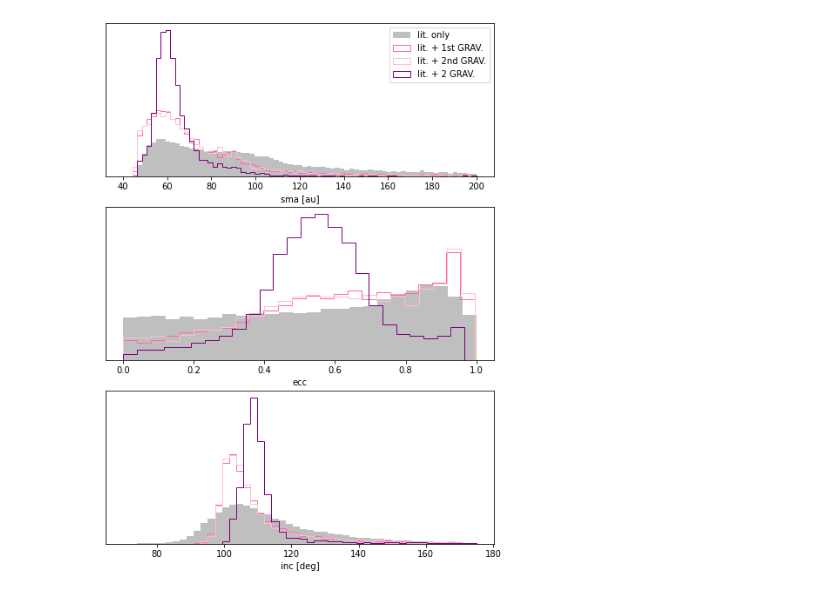
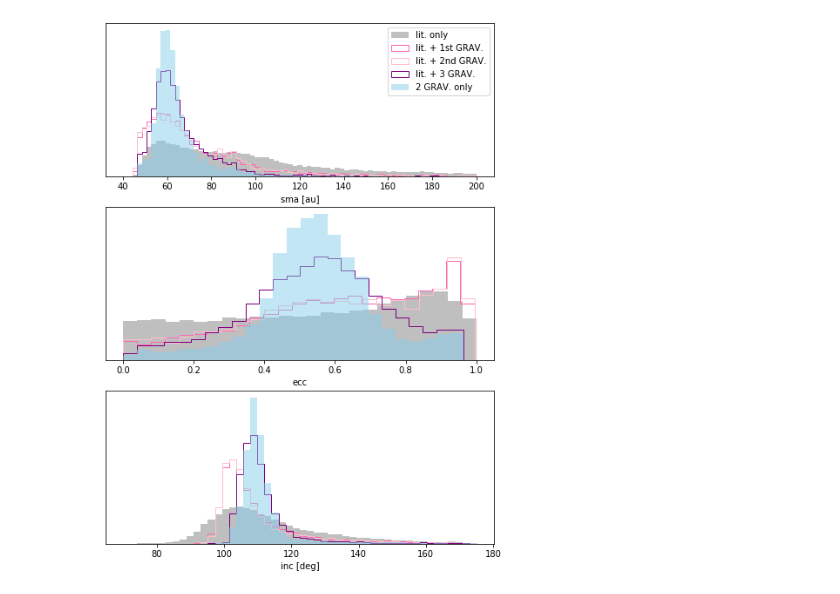
Before and after one commit to sblunt/hip65426, a Jupyter notebook: orbit_plots.ipynb, the cells around one changed output. Cells and saved outputs as stored; diff of their text form; code cells hidden in the pictures.

Commit message:
add in third grav point

```diff
--- a/orbit_plots.ipynb
+++ b/orbit_plots.ipynb
@@ -66,34 +172,69 @@ for param in params.keys():
         plt.close()
 # %%
 # plot all the sma, ecc, and inc posteriors
-fig, ax = plt.subplots(3, 1, figsize=(8,11))
+fig, ax = plt.subplots(3, 1, figsize=(8, 11))
 for a in ax:
     a.set_yticks([])
 
-ax[0].set_xlabel('sma [au]')
-ax[1].set_xlabel('ecc')
-ax[2].set_xlabel('inc [deg]')
+ax[0].set_xlabel("sma [au]")
+ax[1].set_xlabel("ecc")
+ax[2].set_xlabel("inc [deg]")
 
 plot_dict = {
-    nograv_results: {'ec': None, 'fc': 'grey', 'alpha': 0.5, 'histtype':'stepfilled'},
-    onegrav_results: {'ec': 'hotpink', 'fc': 'white', 'histtype':'step'},
-    other_onegrav_results: {'ec': 'pink', 'fc': 'white', 'histtype':'step'},
-    twograv_results: {'ec': 'purple', 'fc': 'white',  'histtype':'step'},
-    onlygrav_results: {'ec': None, 'fc': 'skyblue',  'histtype':'stepfilled', 'alpha':0.5}
+    nograv_results: {"ec": None, "fc": "grey", "alpha": 0.5, "histtype": "stepfilled"},
+    onegrav_results: {"ec": "hotpink", "fc": "white", "histtype": "step"},
+    other_onegrav_results: {"ec": "pink", "fc": "white", "histtype": "step"},
+    threegrav_results: {"ec": "purple", "fc": "white", "histtype": "step"},
+    onlygrav_results: {
+        "ec": None,
+        "fc": "skyblue",
+        "histtype": "stepfilled",
+        "alpha": 0.5,
+    },
 }
 
 for res, lab in zip(
-    [nograv_results, onegrav_results, other_onegrav_results, twograv_results, onlygrav_results],
-    ['lit. only', 'lit. + 1st GRAV.', 'lit. + 2nd GRAV.', 'lit. + 2 GRAV.', 'GRAV. only']
+    [
+        nograv_results,
+        onegrav_results,
+        other_onegrav_results,
+        threegrav_results,
+        onlygrav_results,
+    ],
+    [
+        "lit. only",
+        "lit. + 1st GRAV.",
+        "lit. + 2nd GRAV.",
+        "lit. + 3 GRAV.",
+        "2 GRAV. only",
+    ],
 ):
-    ax[0].hist(res.post[:, res.system.param_idx['sma1']], bins=75, range=(40, 200), label=lab, **plot_dict[res], density=True)
-    ax[1].hist(res.post[:, res.system.param_idx['ecc1']], bins=25, **plot_dict[res], density=True)
-    ax[2].hist(np.degrees(res.post[:, res.system.param_idx['inc1']]), range=(70, 175), bins=50, **plot_dict[res], density=True)
+    ax[0].hist(
+        res.post[:, res.system.param_idx["sma1"]],
+        bins=75,
+        range=(40, 200),
+        label=lab,
+        **plot_dict[res],
+        density=True
+    )
+    ax[1].hist(
+        res.post[:, res.system.param_idx["ecc1"]],
+        bins=25,
+        **plot_dict[res],
+        density=True
+    )
+    ax[2].hist(
+        np.degrees(res.post[:, res.system.param_idx["inc1"]]),
+        range=(70, 175),
+        bins=50,
+        **plot_dict[res],
+        density=True
+    )
 
 ax[0].legend()
-plt.savefig('results/plots/orbit_compare.png', dpi=250)
+plt.savefig("results/plots/orbit_compare.png", dpi=250)
 # %% [output]
-[figure, old version]
+[figure, new version]
 # %%
 # plot the planetary RV vs the measurement
 
```
Also changed, not shown: parts of 11 cells of this notebook, 2 other files.
